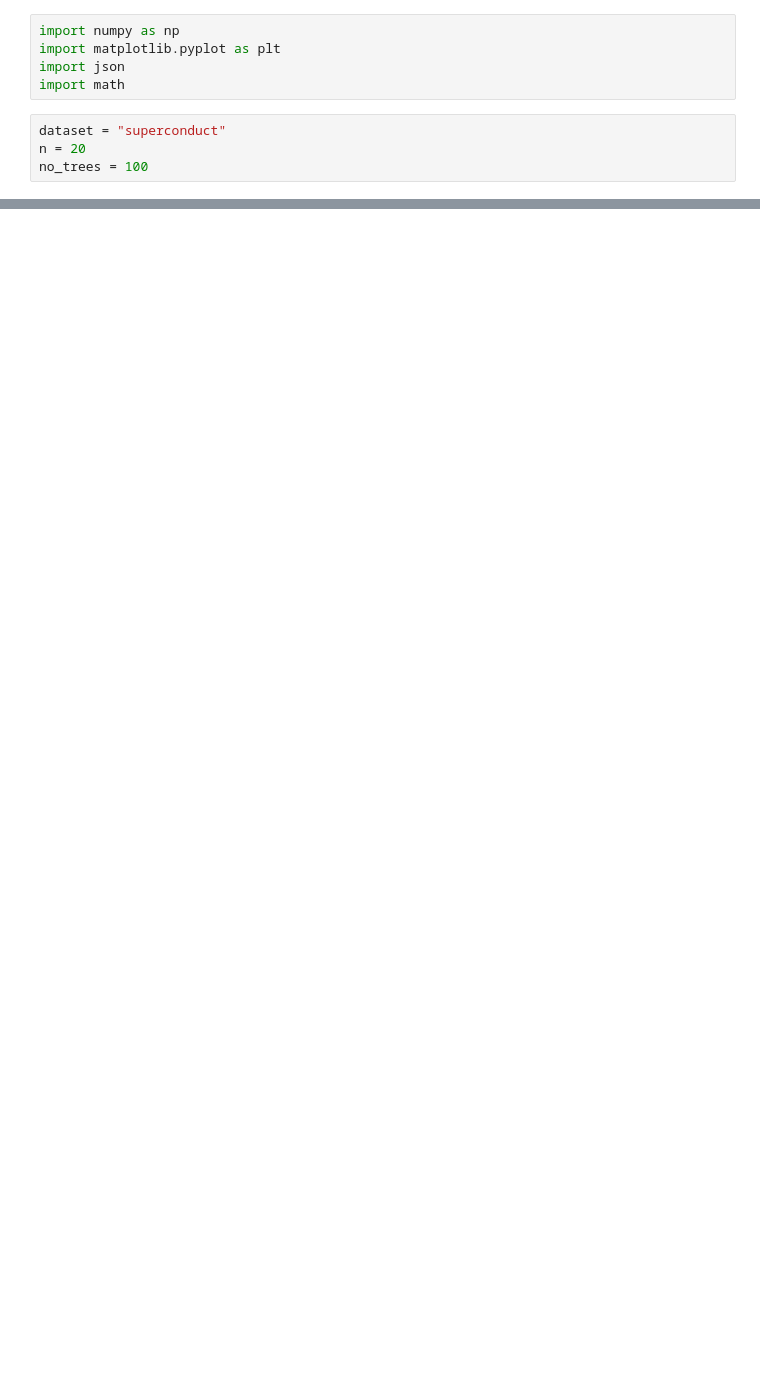
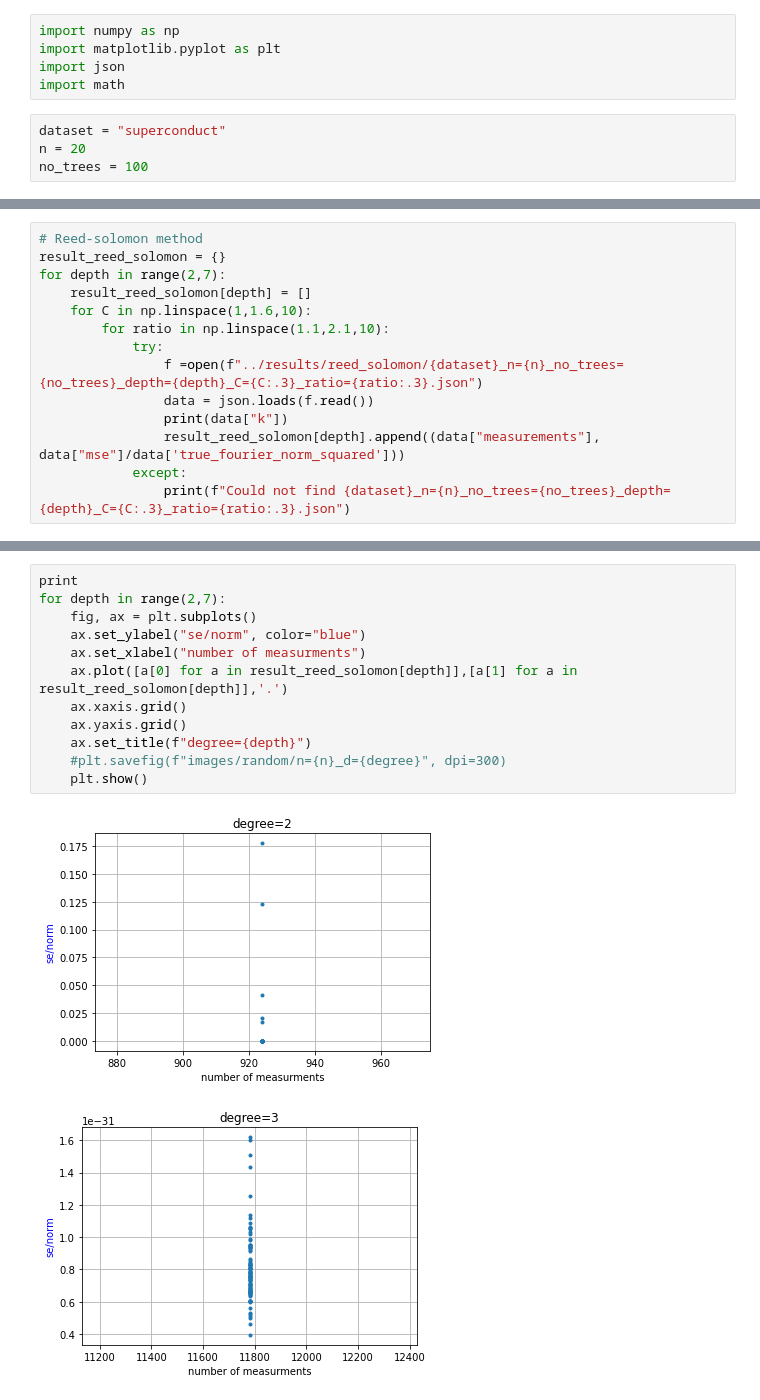
Before and after one commit to andisheh94/sparse_fourier_and_cs_on_xgboost, a Jupyter notebook: learning_boolean_functions/plotter/plotter.ipynb, the cells around one changed output, grey strips where cells are left out. Cells and saved outputs as stored; diff of their text form; blank space fills up the shorter version.

Commit message:
reed_solomon and binning experiments are ready

```diff
--- a/learning_boolean_functions/plotter/plotter.ipynb
+++ b/learning_boolean_functions/plotter/plotter.ipynb
@@ -60,0 +61,14 @@ print(result_cs[2])
+# %%
+# Reed-solomon method
+result_reed_solomon = {}
+for depth in range(2,7):
+    result_reed_solomon[depth] = []
+    for C in np.linspace(1,1.6,10):
+        for ratio in np.linspace(1.1,2.1,10):
+            try:
+                f =open(f"../results/reed_solomon/{dataset}_n={n}_no_trees={no_trees}_depth={depth}_C={C:.3}_ratio={ratio:.3}.json")
+                data = json.loads(f.read())
+                print(data["k"])
+                result_reed_solomon[depth].append((data["measurements"], data["mse"]/data['true_fourier_norm_squared']))
+            except:
+                print(f"Could not find {dataset}_n={n}_no_trees={no_trees}_depth={depth}_C={C:.3}_ratio={ratio:.3}.json")
@@ -60,0 +93,15 @@ print(result_cs[2])
+# %%
+print
+for depth in range(2,7):
+    fig, ax = plt.subplots()
+    ax.set_ylabel("se/norm", color="blue")
+    ax.set_xlabel("number of measurments")
+    ax.plot([a[0] for a in result_reed_solomon[depth]],[a[1] for a in result_reed_solomon[depth]],'.')
+    ax.xaxis.grid()
+    ax.yaxis.grid()
+    ax.set_title(f"degree={depth}")
+    #plt.savefig(f"images/random/n={n}_d={degree}", dpi=300)
+    plt.show()
+# %% [output]
+[figure, added]
+[figure, added]
```
Also changed, not shown: parts of 10 cells of this notebook, 14 other files.
